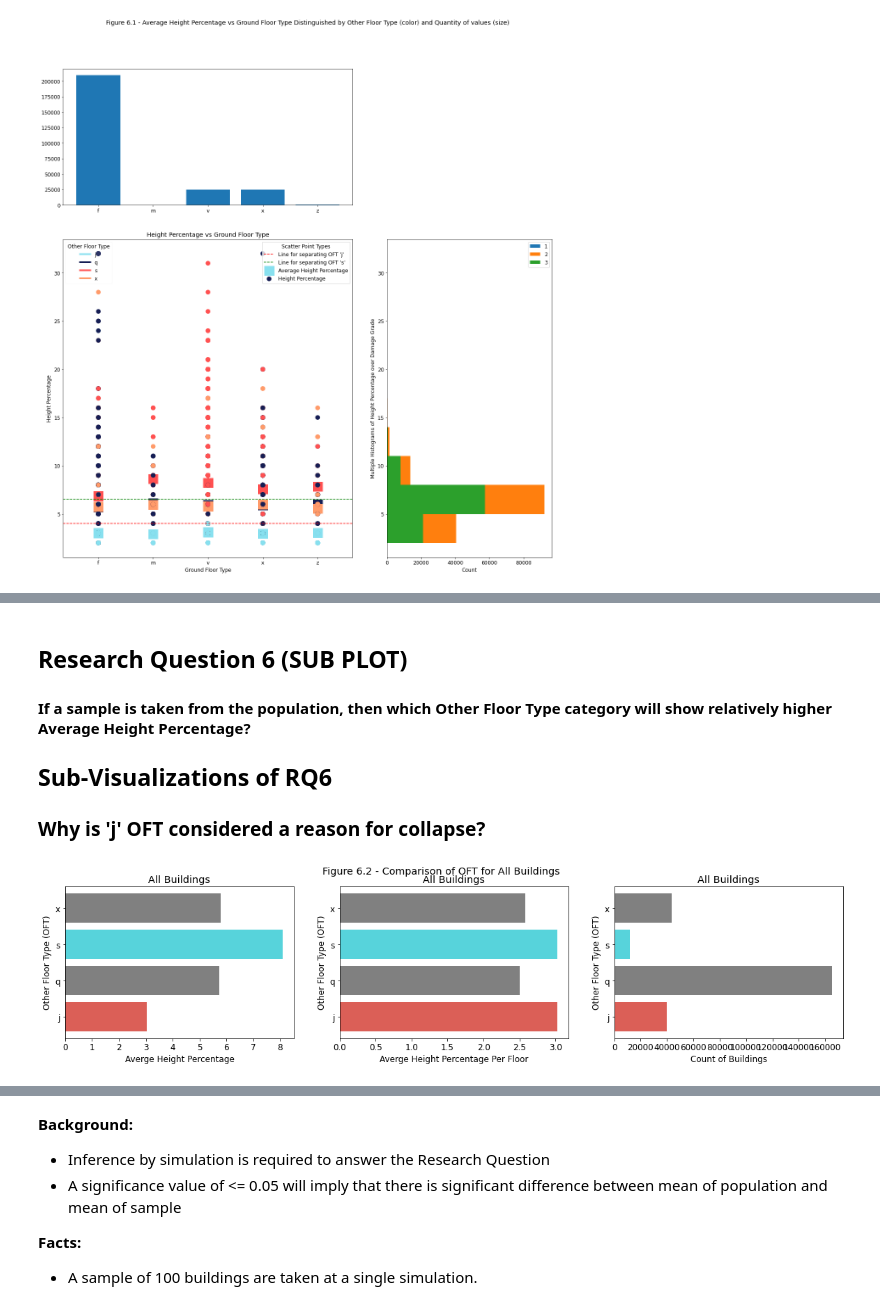
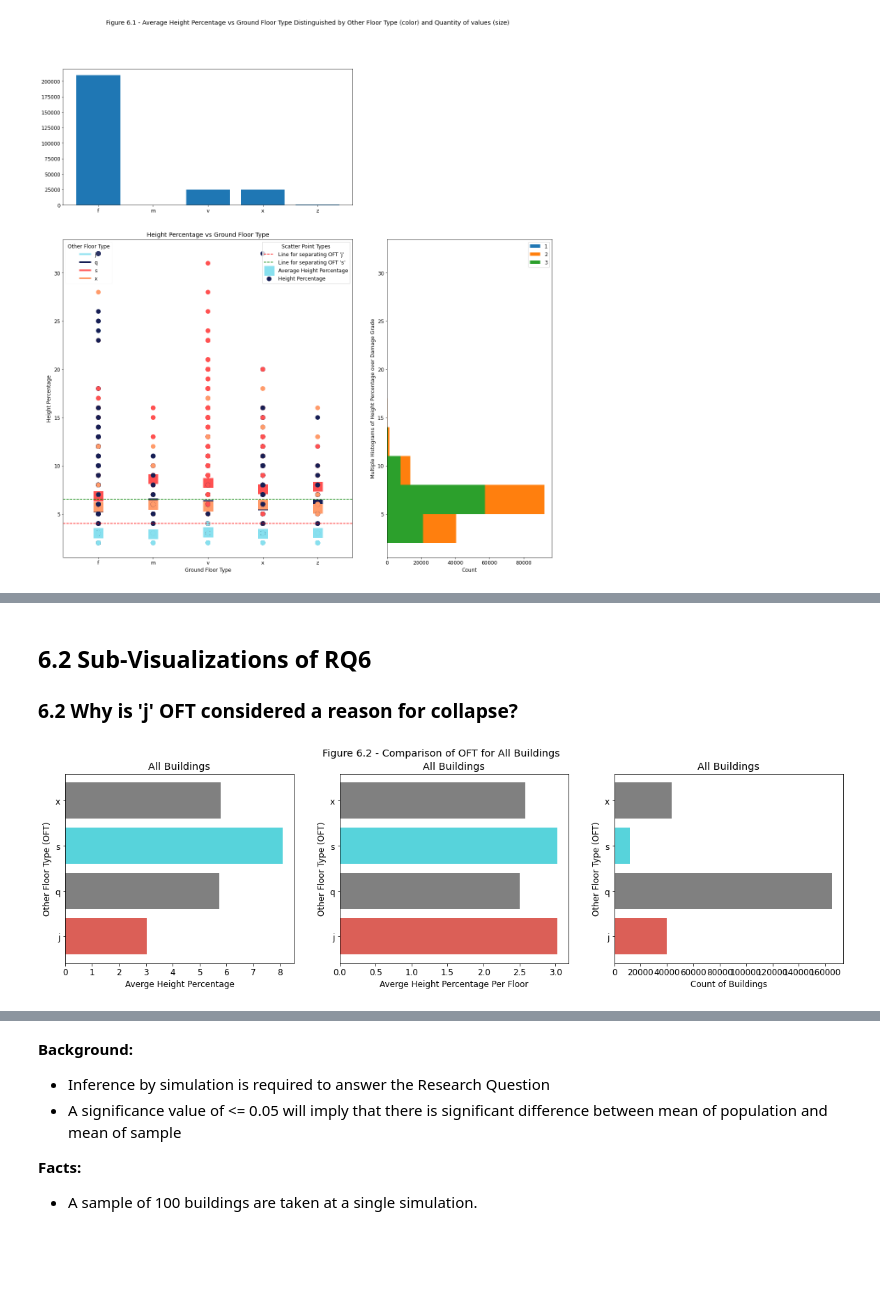
Before and after one commit to DS-Group22-ADP/Practical-Project, a Jupyter notebook: notebooks/Exploratory-Data-Analysis (Main Notebook).ipynb, the cells around one changed output, grey strips where cells are left out. Drawn from its saved outputs; the diff is of its cells as text; code cells hidden in the pictures; blank space fills up the shorter version.

```diff
--- a/notebooks/Exploratory-Data-Analysis (Main Notebook).ipynb
+++ b/notebooks/Exploratory-Data-Analysis (Main Notebook).ipynb
@@ -2007,48 +2011,63 @@ Creating legend with loc="best" can be slow with large amounts of data.
 * The building inspector **has to check the side histograms of Average Height Percentage** over Damage Grade 2 and Damage Grade 3 and if the height falls **within the histograms (2 to 10 % Height)**, then he may be able to establish the OFT for that building given Tower-like buildings are excluded.
 * The Building inspector cannot say what GFT type the bulding could be but he can say with a probability of **0.8044** that Ground Floor Type could be 'f'.
 # %% [markdown]
-## Research Question 6 (SUB PLOT)
+## 6.2 Sub-Visualizations of RQ6
 
-#### If a sample is taken from the population, then which Other Floor Type category will show relatively higher Average Height Percentage?
-
-## Sub-Visualizations of RQ6
-
-### Why is 'j' OFT considered a reason for collapse?
+### 6.2 Why is 'j' OFT considered a reason for collapse?
 # %%
 # plot the average height against OFT
 def plot_average_height_against_OFT(ax, colors):
+    # set the data
     data = join_df.loc[:, ['other_floor_type', 'height_percentage']].groupby('other_floor_type', as_index=False).mean()
+    # plot bar horizontal
     ax.barh(data.other_floor_type, data.height_percentage, color=[colors[0], 'gray', colors[2], 'gray'])
+    # set labels
     ax.set_xlabel("Averge Height Percentage")
     ax.set_ylabel("Other Floor Type (OFT)")
+    # set title
     ax.set_title("All Buildings")
 
 # plot the Average Height Percentage Per Floor Against OFT
 def plot_average_height_per_floor_against_OFT(ax, colors):
+    # set the data
     data = join_df.loc[:, ['other_floor_type', 'height_percentage', 'count_floors_pre_eq']]
+    # set a new height per floor attribute
     data['height_per_floor'] = data['height_percentage'] / data['count_floors_pre_eq']
     data = data[["other_floor_type", "height_per_floor"]].groupby('other_floor_type', as_index=False).mean()
+    # set bar horizontal plot
     ax.barh(data.other_floor_type, data.height_per_floor, color=[colors[0], 'gray', colors[2], 'gray'])
+    # set labels
     ax.set_xlabel("Averge Height Percentage Per Floor")
     ax.set_ylabel("Other Floor Type (OFT)")
+    # set title
     ax.set_title("All Buildings")
 
 # plot the count against OFT
 def plot_count_against_OFT(ax, colors):
+    # set the data
     data = join_df.loc[:, ['other_floor_type', 'damage_grade']].groupby('other_floor_type', as_index=False).count()
+    # horizontal bar plot
     ax.barh(data.other_floor_type, data.damage_grade, color=[colors[0], 'gray', colors[2], 'gray'])
+    # set labels
     ax.set_xlabel("Count of Buildings")
     ax.set_ylabel("Other Floor Type (OFT)")
+    # set title
     ax.set_title("All Buildings")
 
-fig, ax = plt.subplots(1, 3, figsize=(20,4))
+# make a subplot
+fig, ax = plt.subplots(1, 3, figsize=(20,5))
+# set colors
 colors = sns.color_palette("hls", 4)
+# set super title
 fig.suptitle("Figure 6.2 - Comparison of OFT for All Buildings")
+# call plot function
 plot_average_height_against_OFT(ax[0], colors)
+# call plot function
 plot_average_height_per_floor_against_OFT(ax[1], colors)
+# call plot function
 plot_count_against_OFT(ax[2], colors)
 # %% [output]
-[figure, old version]
+[figure, new version]
 # %% [markdown]
 **Background:**
 
```
Also changed, not shown: parts of 52 cells of this notebook.
